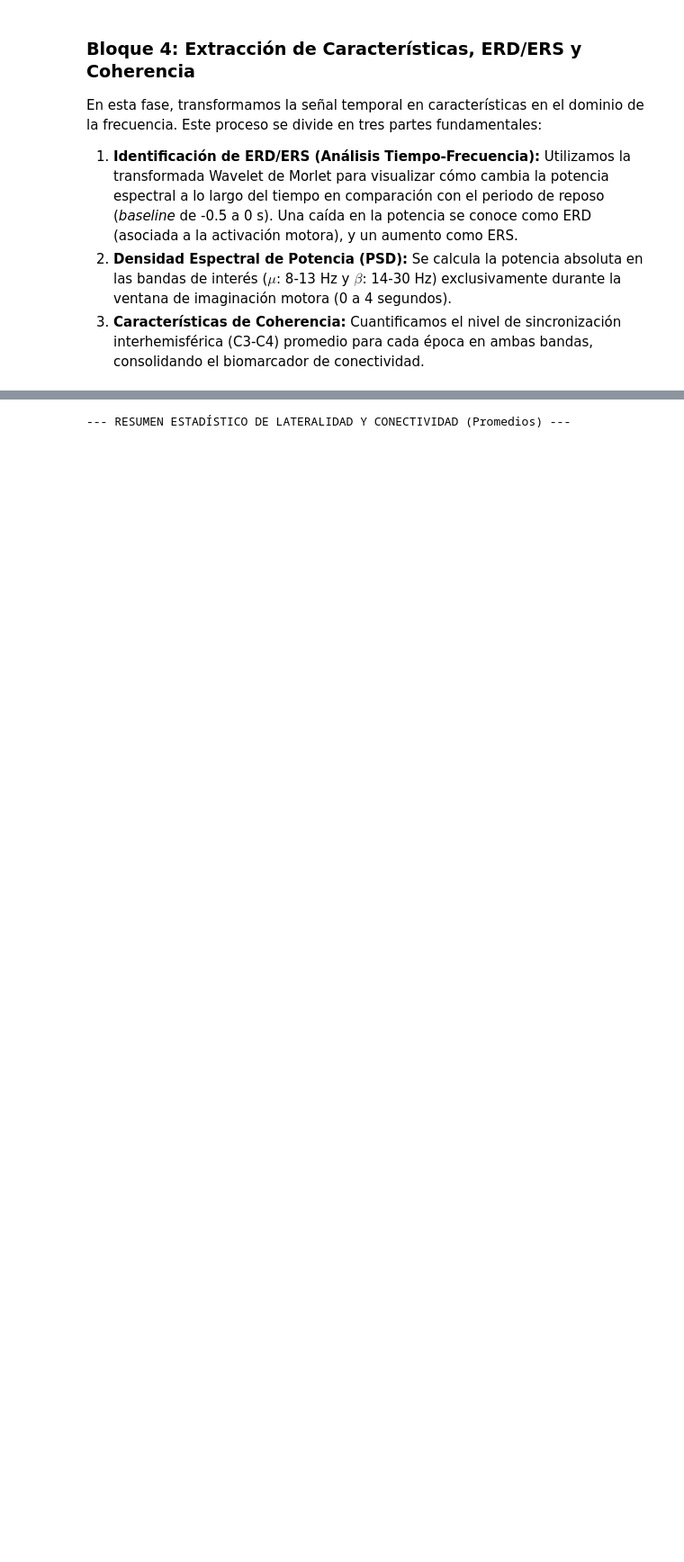
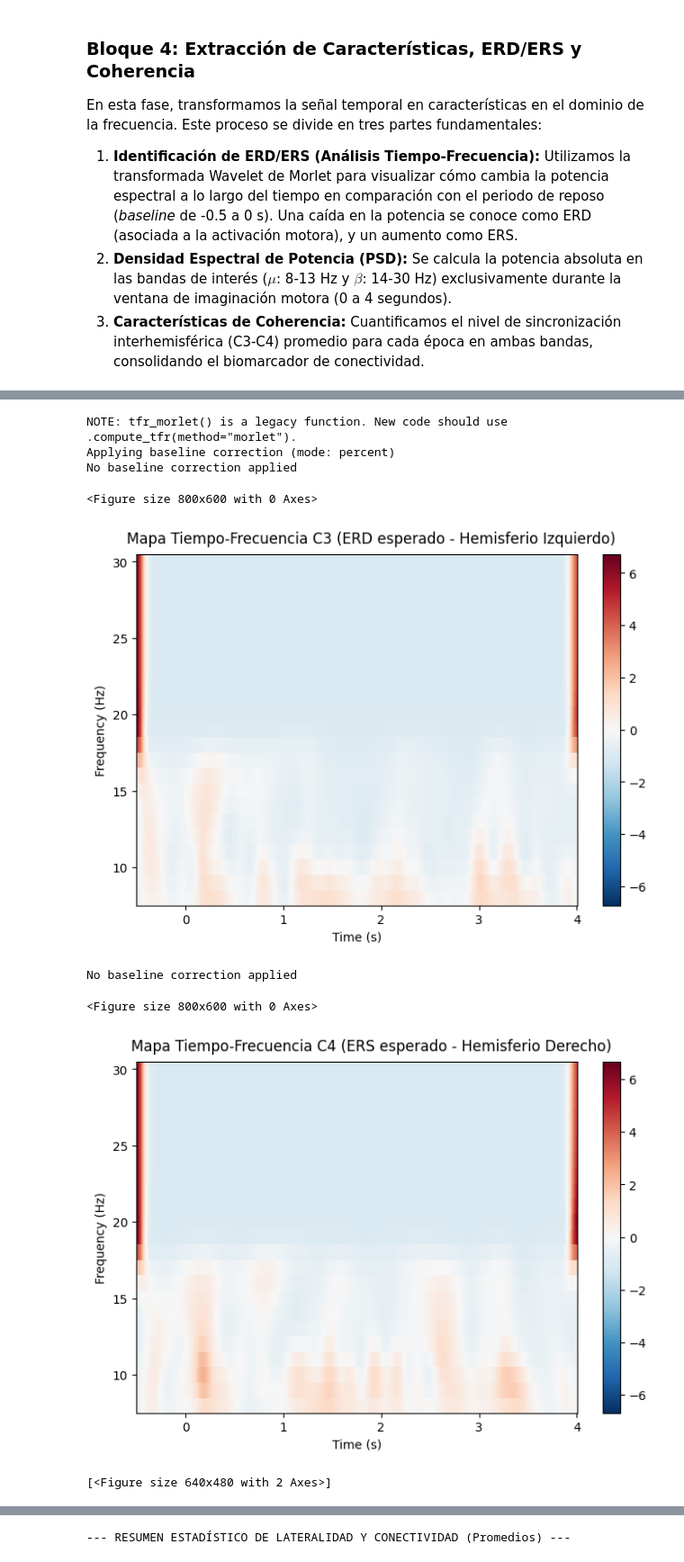
Before and after one commit to Estebanhincapie1/Proyecto_1_Biosenales, a Jupyter notebook: Codigo.ipynb, the cells around one changed output, grey strips where cells are left out. Shown at 90% size. Drawn from its saved outputs; the diff is of its cells as text; code cells hidden in the pictures; blank space fills up the shorter version.

```diff
--- a/Codigo.ipynb
+++ b/Codigo.ipynb
@@ -399 +474,53 @@ Applying baseline correction (mode: percent)
+# %%
+# Fecuencias de interes
+frecuencias = np.arange(8, 31, 1)  # 8 a 30 Hz
+n_ciclos = frecuencias / 2         # recomendado
+
+# Sekeccionar epochs imaginacion derecha
+epochs_derecha = epochs_mu['Derecha']
+
+# Transformada tiempo-frecuencia
+from mne.time_frequency import tfr_morlet
+
+tfr = tfr_morlet(
+    epochs_derecha,
+    freqs=frecuencias,
+    n_cycles=n_ciclos,
+    return_itc=False,
+    average=True
+)
+
+# Baseline
+# Esto convierte a % de cambio vs reposo
+tfr.apply_baseline(baseline=(-0.5, 0), mode='percent')
+
+# Grafica C3 (ERD esperado)
+plt.figure(figsize=(8,6))
+
+tfr.plot(
+    picks=['C3'],
+    title="Mapa Tiempo-Frecuencia C3 (ERD esperado - Hemisferio Izquierdo)",
+    cmap='RdBu_r',      # azul = ERD, rojo = ERS
+    show=True
+)
+
+# Grafica C4 (ERS o menor ERD)
+plt.figure(figsize=(8,6))
+
+tfr.plot(
+    picks=['C4'],
+    title="Mapa Tiempo-Frecuencia C4 (ERS esperado - Hemisferio Derecho)",
+    cmap='RdBu_r',      # azul = ERD, rojo = ERS
+    show=True
+)
+# %% [output]
+NOTE: tfr_morlet() is a legacy function. New code should use .compute_tfr(method="morlet").
+Applying baseline correction (mode: percent)
+No baseline correction applied
+<Figure size 800x600 with 0 Axes>
+[figure, added]
+No baseline correction applied
+<Figure size 800x600 with 0 Axes>
+[figure, added]
+[<Figure size 640x480 with 2 Axes>]
 # %%
```
Also changed, not shown: parts of 14 cells of this notebook.
